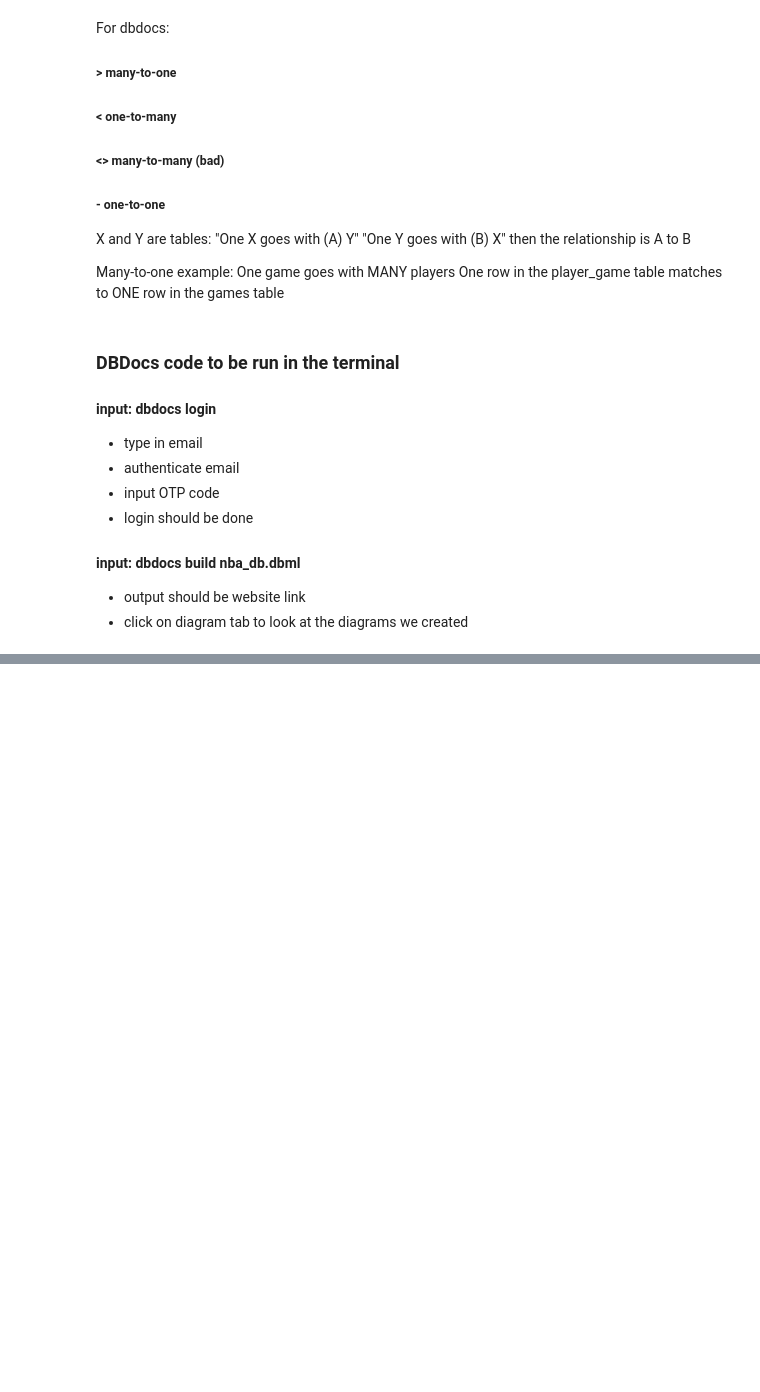
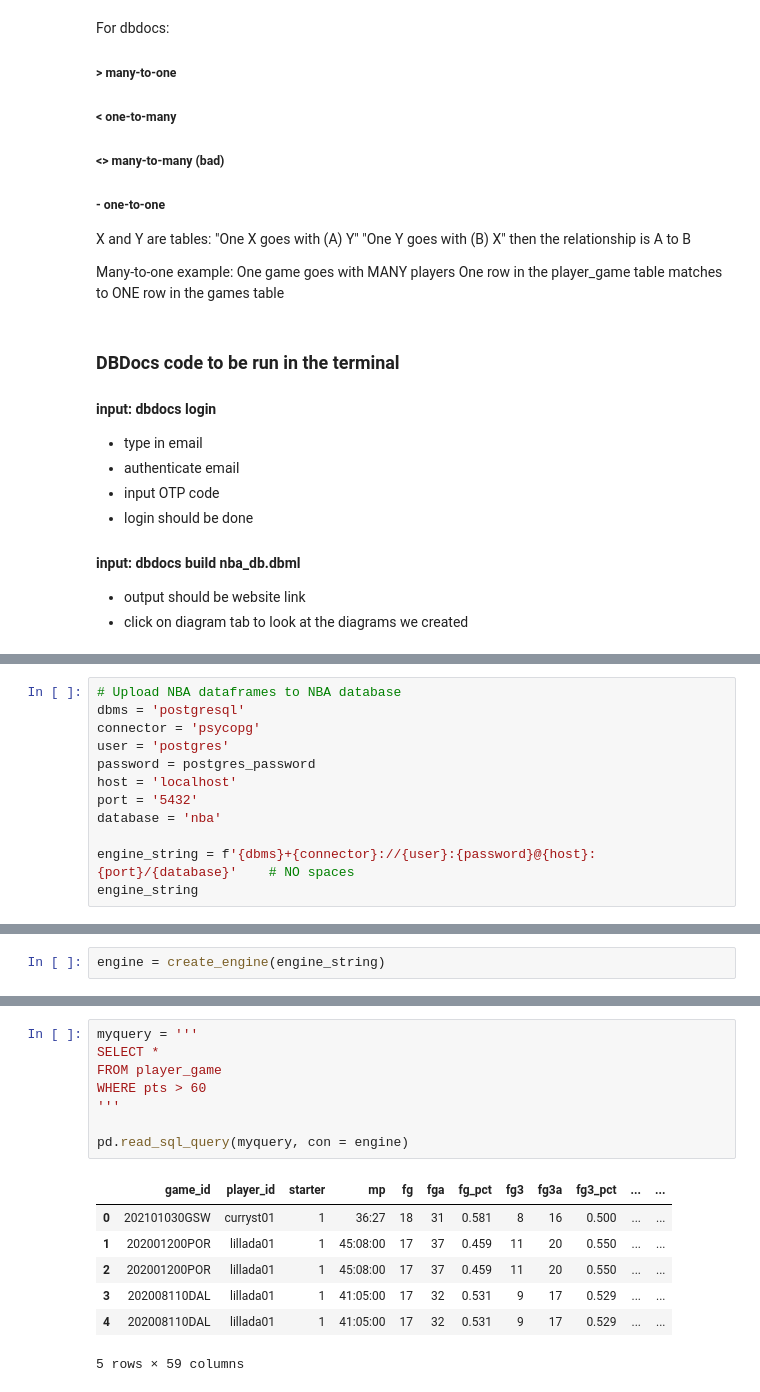
Before and after one commit to leek10/ds6001databases, a Jupyter notebook: nba_normalforms.ipynb, the cells around one changed output, grey strips where cells are left out. Saved outputs shown, nothing was run; the diff lists cells and outputs as text; blank space fills up the shorter version.

```diff
--- a/nba_normalforms.ipynb
+++ b/nba_normalforms.ipynb
@@ -175,0 +198,12 @@ One row in the player_game table matches to ONE row in the games table
+# %%
+# Upload NBA dataframes to NBA database
+dbms = 'postgresql'
+connector = 'psycopg'
+user = 'postgres'
+password = postgres_password
+host = 'localhost'
+port = '5432'
+database = 'nba'
+
+engine_string = f'{dbms}+{connector}://{user}:{password}@{host}:{port}/{database}'    # NO spaces
+engine_string
@@ -175,0 +212,2 @@ One row in the player_game table matches to ONE row in the games table
+# %%
+engine = create_engine(engine_string)
@@ -175,0 +267,16 @@ One row in the player_game table matches to ONE row in the games table
+# %%
+myquery = '''
+SELECT *
+FROM player_game
+WHERE pts > 60
+'''
+
+pd.read_sql_query(myquery, con = engine)
+# %% [output]
+|  | game_id | player_id | starter | mp | fg | fga | fg_pct | fg3 | fg3a | fg3_pct | ... | ... |
+| 0 | 202101030GSW | curryst01 | 1 | 36:27 | 18 | 31 | 0.581 | 8 | 16 | 0.500 | ... | ... |
+| 1 | 202001200POR | lillada01 | 1 | 45:08:00 | 17 | 37 | 0.459 | 11 | 20 | 0.550 | ... | ... |
+| 2 | 202001200POR | lillada01 | 1 | 45:08:00 | 17 | 37 | 0.459 | 11 | 20 | 0.550 | ... | ... |
+| 3 | 202008110DAL | lillada01 | 1 | 41:05:00 | 17 | 32 | 0.531 | 9 | 17 | 0.529 | ... | ... |
+| 4 | 202008110DAL | lillada01 | 1 | 41:05:00 | 17 | 32 | 0.531 | 9 | 17 | 0.529 | ... | ... |
+5 rows × 59 columns
```
Also changed, not shown: parts of 14 cells of this notebook.
